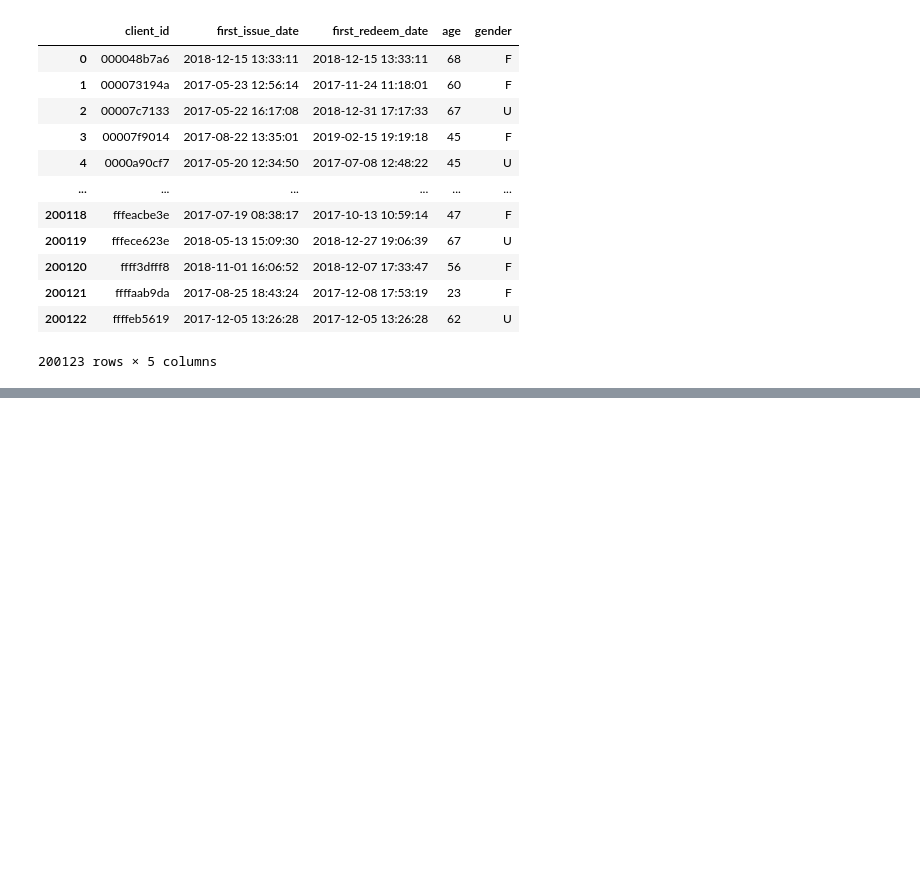
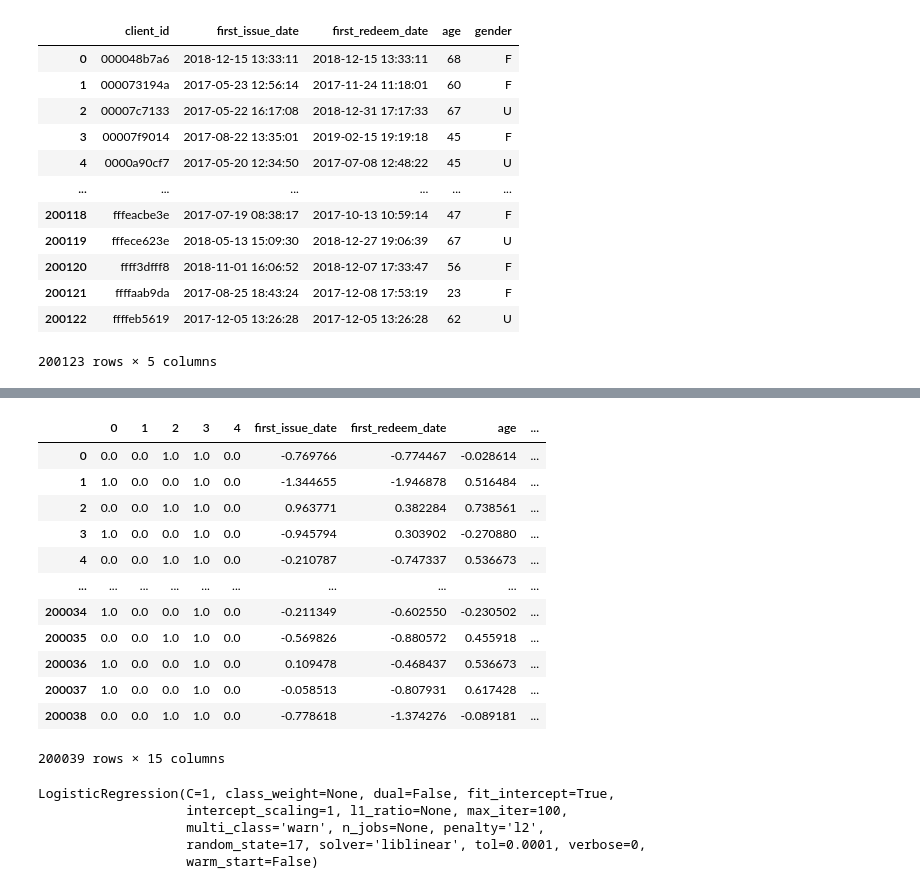
Before and after one commit to Satanklaus88/Retail-hero, a Jupyter notebook: X5.ipynb, the cells around one changed output, grey strips where cells are left out. Saved outputs shown, nothing was run; the diff lists cells and outputs as text; code cells hidden in the pictures; blank space fills up the shorter version.

```diff
--- a/X5.ipynb
+++ b/X5.ipynb
@@ -318,0 +215,7 @@ df1[df1['client_id']=='000048b7a6']
+# %%
+enc = OneHotEncoder(sparse=False)
+scaler = StandardScaler()
+# %%
+X_cat_encoded = pd.DataFrame(enc.fit_transform(X[Cat_cols]))
+# %%
+X_num_scaled = pd.DataFrame(scaler.fit_transform(X[Num_cols]),columns=Num_cols)
@@ -318,0 +228,27 @@ df1[df1['client_id']=='000048b7a6']
+# %%
+train =pd.concat([X_cat_encoded,X_num_scaled,data_train['treatment_flg']],axis=1)
+# %%
+train
+# %% [output]
+|  | 0 | 1 | 2 | 3 | 4 | first_issue_date | first_redeem_date | age | ... |
+| 0 | 0.0 | 0.0 | 1.0 | 1.0 | 0.0 | -0.769766 | -0.774467 | -0.028614 | ... |
+| 1 | 1.0 | 0.0 | 0.0 | 1.0 | 0.0 | -1.344655 | -1.946878 | 0.516484 | ... |
+| 2 | 0.0 | 0.0 | 1.0 | 1.0 | 0.0 | 0.963771 | 0.382284 | 0.738561 | ... |
+| 3 | 1.0 | 0.0 | 0.0 | 1.0 | 0.0 | -0.945794 | 0.303902 | -0.270880 | ... |
+| 4 | 0.0 | 0.0 | 1.0 | 1.0 | 0.0 | -0.210787 | -0.747337 | 0.536673 | ... |
+| ... | ... | ... | ... | ... | ... | ... | ... | ... | ... |
+| 200034 | 1.0 | 0.0 | 0.0 | 1.0 | 0.0 | -0.211349 | -0.602550 | -0.230502 | ... |
+| 200035 | 0.0 | 0.0 | 1.0 | 1.0 | 0.0 | -0.569826 | -0.880572 | 0.455918 | ... |
+| 200036 | 1.0 | 0.0 | 0.0 | 1.0 | 0.0 | 0.109478 | -0.468437 | 0.536673 | ... |
+| 200037 | 1.0 | 0.0 | 0.0 | 1.0 | 0.0 | -0.058513 | -0.807931 | 0.617428 | ... |
+| 200038 | 0.0 | 0.0 | 1.0 | 1.0 | 0.0 | -0.778618 | -1.374276 | -0.089181 | ... |
+200039 rows × 15 columns
+# %%
+logit = LogisticRegression(C=1, random_state=17, solver='liblinear')
+logit.fit(train,data_train['target'])
+# %% [output]
+LogisticRegression(C=1, class_weight=None, dual=False, fit_intercept=True,
+                   intercept_scaling=1, l1_ratio=None, max_iter=100,
+                   multi_class='warn', n_jobs=None, penalty='l2',
+                   random_state=17, solver='liblinear', tol=0.0001, verbose=0,
+                   warm_start=False)
```
Also changed, not shown: parts of 37 cells of this notebook.
